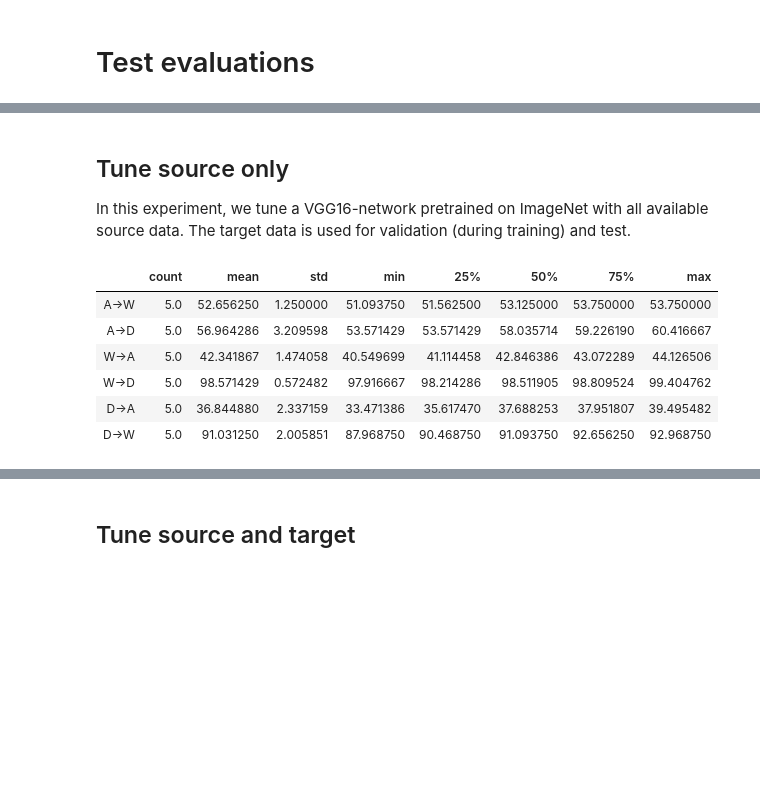
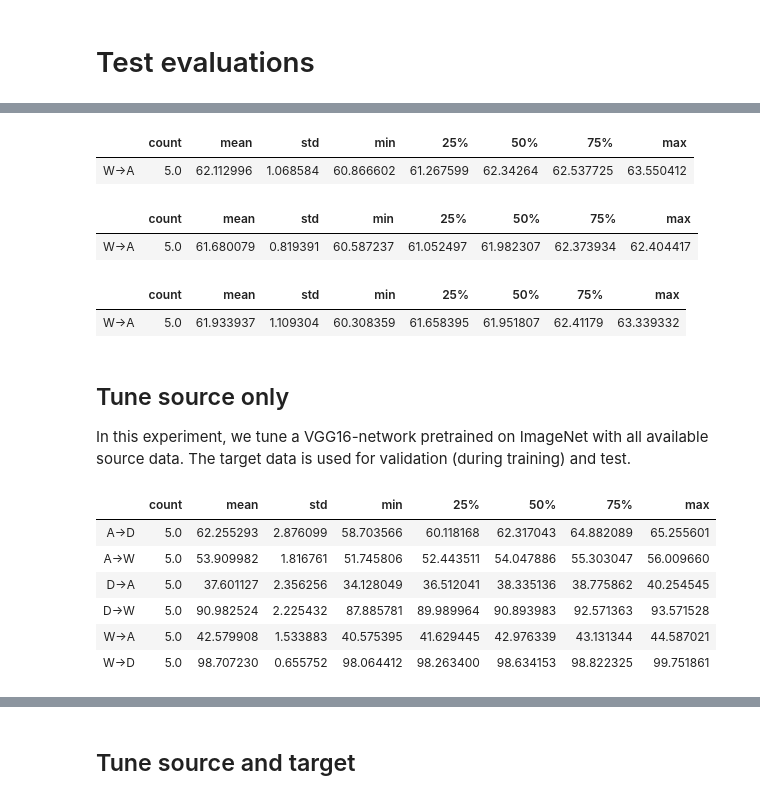
Before and after one commit to LukasHedegaard/dage, a Jupyter notebook: notebooks/test-eval.ipynb, the cells around one changed output, grey strips where cells are left out. Drawn from its saved outputs; the diff is of its cells as text; code cells hidden in the pictures; blank space fills up the shorter version.

Commit message:
add test results for various experiments

```diff
--- a/notebooks/test-eval.ipynb
+++ b/notebooks/test-eval.ipynb
@@ -22,15 +24,15 @@ def load_cls_rep_paths_new(
     method,
     experiment_id,
     prefix=None,
-    config_key=None,
-    config_value=None,
+    config_dict={},
 ):
     d = RUNS_DIR / method / experiment_id
     paths = []
     for item in d.glob('*'):
         if (item.is_dir()):
-            if config_key:
-                if not (config_value == load_json(item / 'config.json')[config_key]):
+            if config_dict:
+                config = load_json(item / 'config.json')
+                if not all([config[k]==v for k,v in config_dict.items()]):
                     continue
             if prefix:
                 if not item.name.startswith(prefix):
@@ -53,19 +55,24 @@ def get_score_new(
     )
     return score
 
+
 def get_score_combinations_new(
     method,
     experiment_id,
     config_key=None,
     config_value=None,
+    config_dict={},
     domains=['A','W','D'],
     metric:str='recall',
-    avg_types=['weighted avg'],
+    avg_types=['macro avg'],
 ):
+    if config_key and config_value:
+        config_key_value[config_key] = config_value
+
     combos = [c for c in itertools.product(domains, repeat=2) if c[0] != c[1]]
     scores = [
         get_score_new(
-            report_paths=load_cls_rep_paths_new(method, experiment_id, '{}{}'.format(c[0],c[1]), config_key, config_value),
+            report_paths=load_cls_rep_paths_new(method, experiment_id, '{}{}'.format(c[0],c[1]), config_dict),
             metric=metric,
             avg_types=avg_types,
             map_col_name=lambda n: '{}->{}'.format(c[0],c[1]),
@@ -134,3 +141,18 @@ def get_score_combinations(
         for c in combos
     ]
     return pd.concat(scores, sort=False)
+
+
+def present(df, name):
+    df = df.describe().T[['mean','std']]
+    tot_mean = df.mean()[['mean']]
+
+    toStr = lambda s: f'{s:.2f}'
+    df = df['mean'].map(toStr) + ' ±' + df['std'].map(toStr)
+    df = pd.concat([df,tot_mean[['mean']]])
+    return pd.DataFrame(df, columns=[name]).T
+
+
+def highlight_max(s):
+    is_max = s == s.max()
+    return ['font-weight: bold' if v else '' for v in is_max]
@@ -137,3 +992,36 @@ def get_score_combinations(
+# %%
+multitask_glorot = get_score_combinations_new(
+    method='ccsa',
+    experiment_id='alpha_search_light',
+    config_key='loss_alpha',
+    config_value=0,
+)*100
+multitask_glorot.describe().T
+# %% [output]
+|  | count | mean | std | min | 25% | 50% | 75% | max |
+| W->A | 5.0 | 62.112996 | 1.068584 | 60.866602 | 61.267599 | 62.34264 | 62.537725 | 63.550412 |
+# %%
+multitask_he_uniform = get_score_combinations_new(
+    method='ccsa',
+    experiment_id='multitask_he_uniform_init',
+    config_key='loss_alpha',
+    config_value=0,
+)*100
+multitask_he_uniform.describe().T
+# %% [output]
+|  | count | mean | std | min | 25% | 50% | 75% | max |
+| W->A | 5.0 | 61.680079 | 0.819391 | 60.587237 | 61.052497 | 61.982307 | 62.373934 | 62.404417 |
+# %%
+multitask_he_normal = get_score_combinations_new(
+    method='ccsa',
+    experiment_id='multitask_he_normal_init',
+    config_key='loss_alpha',
+    config_value=0,
+)*100
+multitask_he_normal.describe().T
+# %% [output]
+|  | count | mean | std | min | 25% | 50% | 75% | max |
+| W->A | 5.0 | 61.933937 | 1.109304 | 60.308359 | 61.658395 | 61.951807 | 62.41179 | 63.339332 |
 # %% [markdown]
 ## Tune source only
 In this experiment, we tune a VGG16-network pretrained on ImageNet with all available source data.
@@ -141,27 +1029,27 @@ The target data is used for validation (during training) and test.
 # %%
 # without augmentation
 # tune_source_no_aug_scores = get_score_combinations(
 #     suffix='tune_source',
 #     domains=['A','W','D'],
 #     avg_types=['macro avg'],
 #     from_date='20191014123846',
 #     to_date='20191014162536'
 # )*100
 # tune_source_no_aug_scores.describe().T
 
 tune_source_no_aug_scores = get_score_combinations_new(
     method='tune_source',
     experiment_id='tune_source_no_aug',
 )*100
-tune_source_no_aug_scores.describe().T
+tune_source_no_aug_scores.describe().T.sort_index()
 # %% [output]
 |  | count | mean | std | min | 25% | 50% | 75% | max |
-| A->W | 5.0 | 52.656250 | 1.250000 | 51.093750 | 51.562500 | 53.125000 | 53.750000 | 53.750000 |
-| A->D | 5.0 | 56.964286 | 3.209598 | 53.571429 | 53.571429 | 58.035714 | 59.226190 | 60.416667 |
-| W->A | 5.0 | 42.341867 | 1.474058 | 40.549699 | 41.114458 | 42.846386 | 43.072289 | 44.126506 |
-| W->D | 5.0 | 98.571429 | 0.572482 | 97.916667 | 98.214286 | 98.511905 | 98.809524 | 99.404762 |
-| D->A | 5.0 | 36.844880 | 2.337159 | 33.471386 | 35.617470 | 37.688253 | 37.951807 | 39.495482 |
-| D->W | 5.0 | 91.031250 | 2.005851 | 87.968750 | 90.468750 | 91.093750 | 92.656250 | 92.968750 |
+| A->D | 5.0 | 62.255293 | 2.876099 | 58.703566 | 60.118168 | 62.317043 | 64.882089 | 65.255601 |
+| A->W | 5.0 | 53.909982 | 1.816761 | 51.745806 | 52.443511 | 54.047886 | 55.303047 | 56.009660 |
+| D->A | 5.0 | 37.601127 | 2.356256 | 34.128049 | 36.512041 | 38.335136 | 38.775862 | 40.254545 |
+| D->W | 5.0 | 90.982524 | 2.225432 | 87.885781 | 89.989964 | 90.893983 | 92.571363 | 93.571528 |
+| W->A | 5.0 | 42.579908 | 1.533883 | 40.575395 | 41.629445 | 42.976339 | 43.131344 | 44.587021 |
+| W->D | 5.0 | 98.707230 | 0.655752 | 98.064412 | 98.263400 | 98.634153 | 98.822325 | 99.751861 |
 # %%
 # with augmentation
 # tune_source_scores = get_score_combinations(
```
Also changed, not shown: parts of 170 cells of this notebook.
